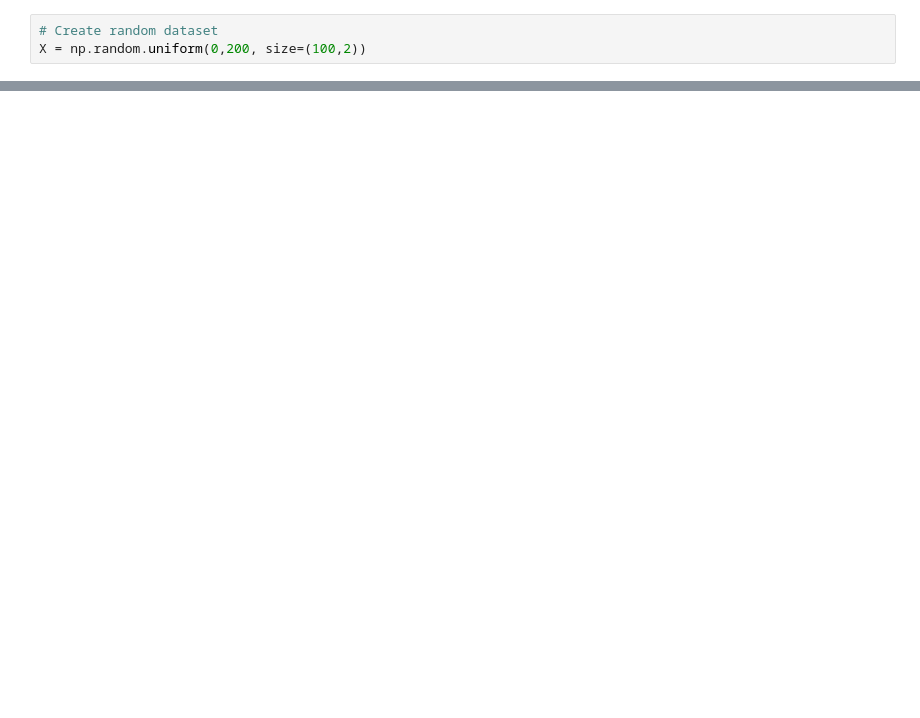
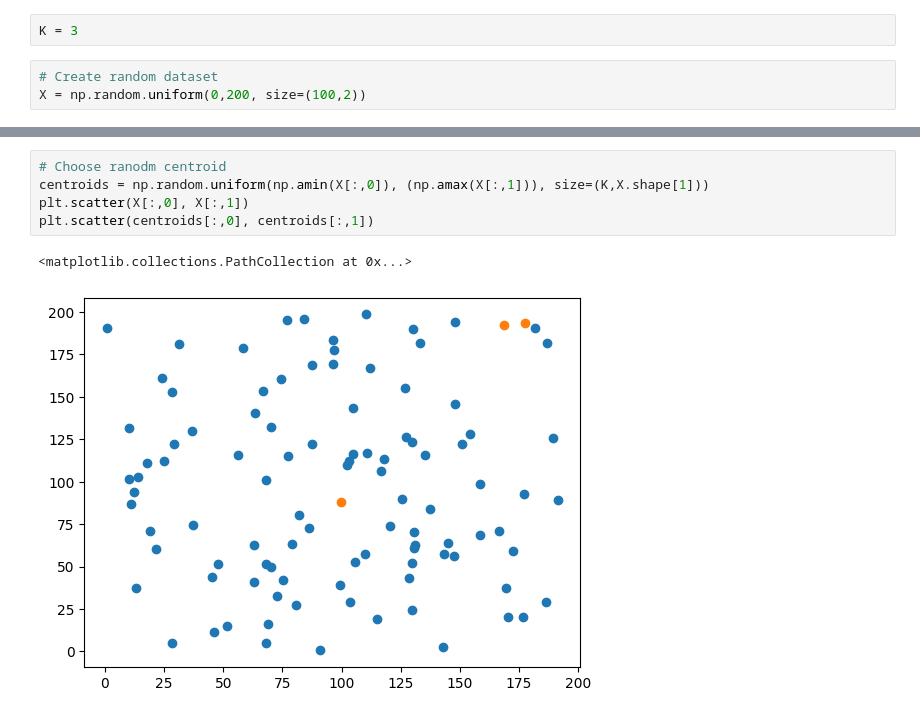
Before and after one commit to hosseinrezaie0/ML-Algorithm-Library, a Jupyter notebook: KMeans.ipynb, the cells around one changed output, grey strips where cells are left out. Drawn from its saved outputs; the diff is of its cells as text; blank space fills up the shorter version.

Commit message:
Choose ranodm centroid

```diff
--- a/KMeans.ipynb
+++ b/KMeans.ipynb
@@ -3,6 +3,8 @@
 # %%
 import numpy as np
 import matplotlib.pyplot as plt
+# %%
+K = 3
 # %%
 # Create random dataset
 X = np.random.uniform(0,200, size=(100,2))
@@ -14,0 +17,8 @@ plt.scatter(X[:,0], X[:,1])
+# %%
+# Choose ranodm centroid
+centroids = np.random.uniform(np.amin(X[:,0]), (np.amax(X[:,1])), size=(K,X.shape[1]))
+plt.scatter(X[:,0], X[:,1])
+plt.scatter(centroids[:,0], centroids[:,1])
+# %% [output]
+<matplotlib.collections.PathCollection at 0x...>
+[figure, added]
```
Also changed, not shown: parts of 1 cell of this notebook.
